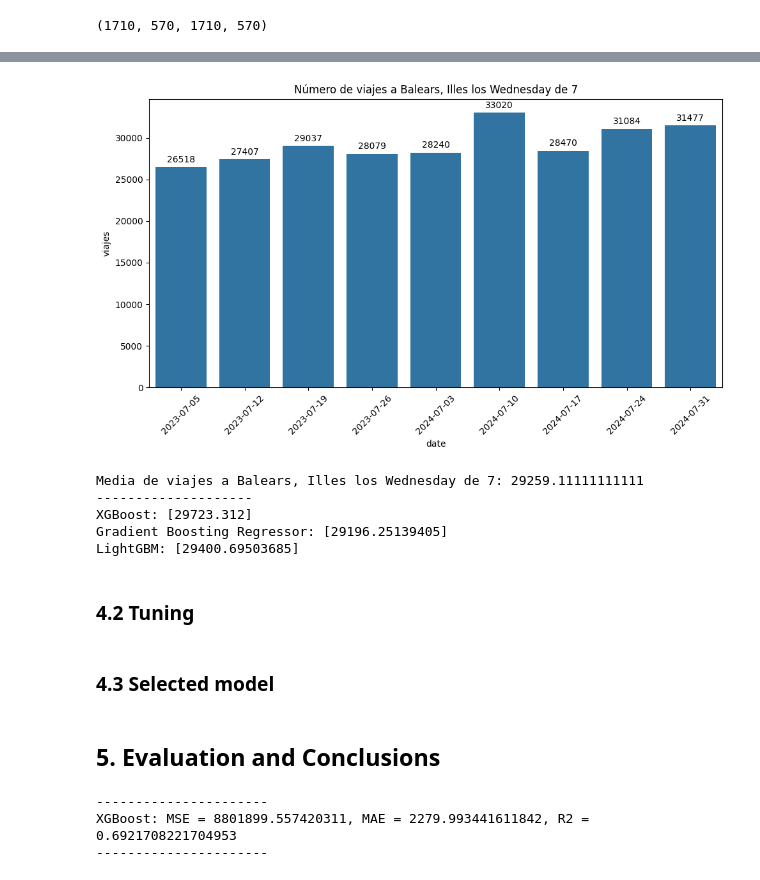
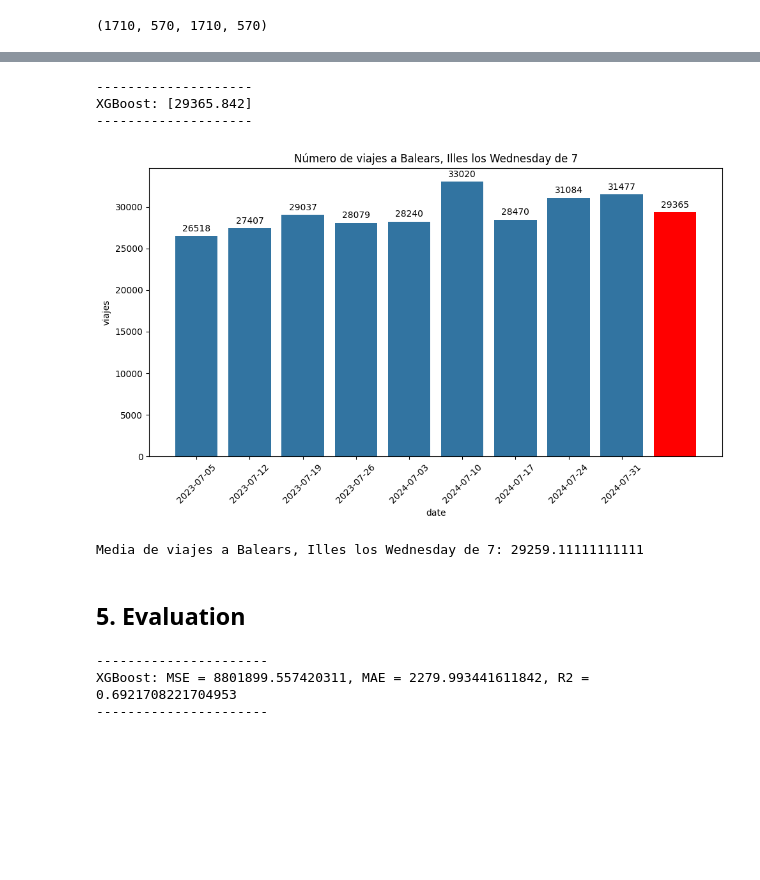
Before and after one commit to pdpau/DataNomads, a Jupyter notebook: code/main_notebook.ipynb, the cells around one changed output, grey strips where cells are left out. Cells and saved outputs as stored; diff of their text form; code cells hidden in the pictures; blank space fills up the shorter version.

```diff
--- a/code/main_notebook.ipynb
+++ b/code/main_notebook.ipynb
@@ -149,4 +179,8 @@ X_train, X_test, y_train, y_test = train_test_split(X, y, test_size=0.25, random
 len(X_train), len(X_test), len(y_train), len(y_test)
 # %% [output]
 (1710, 570, 1710, 570)
+# %%
+final_model = XGBRegressor(learning_rate=0.1, n_estimators=200, max_depth=3)
+final_model.fit(X_train, y_train)
+y_pred_final_model = final_model.predict(X_test)
 # %% [markdown]
@@ -191,39 +198,38 @@ fake_data['provincia_destino_name'] = le_provincia_destino_name.transform(fake_d
 
 #fake_data
 # %%
+# --- Predicción de datos de muestra ---
+y_pred_fake = final_model.predict(fake_data)
+print("--------------------")
+print(f"XGBoost: {y_pred_fake}")
+print("--------------------")
+
+# -- Plot --
 u = total_llegadas_islas.copy()
+data_to_plot = u[(u["day_of_week"] == dia) & (u["month"] == mes) & (u["provincia_destino_name"] == isla)]
 
 # --- Visualización datos reales ---
 plt.figure(figsize=(10, 6))
-ax = sns.barplot(data=u[(u["day_of_week"] == dia) & (u["month"] == mes) & (u["provincia_destino_name"] == isla)], x="date", y="viajes")
+ax = sns.barplot(data=data_to_plot, x="date", y="viajes")
+
+# Añadir columna de predicción
+x_pos = len(data_to_plot)
+ax.bar(x_pos, int(y_pred_fake), color="red")
 
 for i in ax.containers:
     ax.bar_label(i, padding=3)
 
 plt.title(f"Número de viajes a {isla} los {dia} de {mes}")
 plt.xticks(rotation=45)
 plt.tight_layout()
 plt.show()
 
 # Media de viajes
-media_viajes = u[(u["day_of_week"] == dia) & (u["month"] == mes) & (u["provincia_destino_name"] == isla)]['viajes'].mean()
+media_viajes = data_to_plot['viajes'].mean()
 print(f"Media de viajes a {isla} los {dia} de {mes}: {media_viajes}")
-
-# --- Predicción de datos fake ---
-y_pred_xgb_fake = xgb.predict(fake_data)
-y_pred_gbr_fake = gbr.predict(fake_data)
-y_pred_lgbmr_fake = lgbmr.predict(fake_data)
-
-print("--------------------")
-print(f"XGBoost: {y_pred_xgb_fake}")
-print(f"Gradient Boosting Regressor: {y_pred_gbr_fake}")
-print(f"LightGBM: {y_pred_lgbmr_fake}")
 # %% [output]
+--------------------
+XGBoost: [29365.842]
+--------------------
-[figure, old version]
+[figure, new version]
-Media de viajes a Balears, Illes los Wednesday de 7: 29259.11111111111
---------------------
-XGBoost: [29723.312]
-Gradient Boosting Regressor: [29196.25139405]
-LightGBM: [29400.69503685]
+Media de viajes a Balears, Illes los Wednesday de 7: 29259.11111111111
-# %% [markdown]
-### 4.2 Tuning
@@ -232,2 +235,0 @@ LightGBM: [29400.69503685]
-# %% [markdown]
-### 4.3 Selected model
@@ -238,5 +236,5 @@ y_pred_xgb = xgb.predict(X_test)
 # %% [markdown]
-## 5. Evaluation and Conclusions
+## 5. Evaluation
 # %%
 from sklearn.metrics import mean_squared_error
 from sklearn.metrics import mean_absolute_error
```
Also changed, not shown: parts of 16 cells of this notebook, 9 other files.
